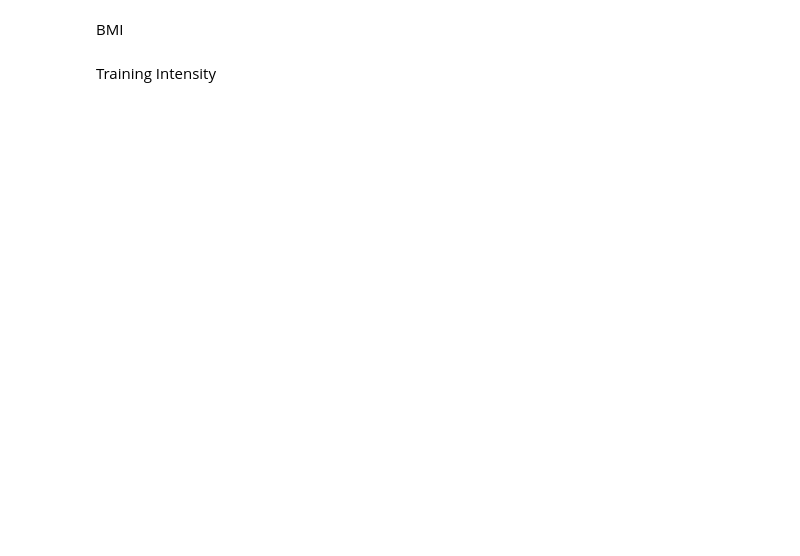
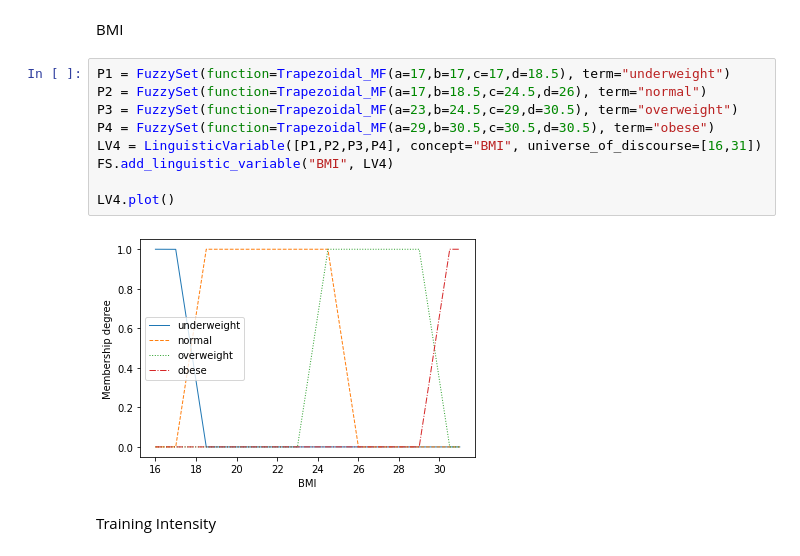
Before and after one commit to khunamir/sado-fuzzy, a Jupyter notebook: SADO Fuzzy System.ipynb, the cells around one changed output. Drawn from its saved outputs; the diff is of its cells as text; blank space fills up the shorter version.

```diff
--- a/SADO Fuzzy System.ipynb
+++ b/SADO Fuzzy System.ipynb
@@ -40,4 +70,15 @@ Age
 # %% [markdown]
 BMI
+# %%
+P1 = FuzzySet(function=Trapezoidal_MF(a=17,b=17,c=17,d=18.5), term="underweight")
+P2 = FuzzySet(function=Trapezoidal_MF(a=17,b=18.5,c=24.5,d=26), term="normal")
+P3 = FuzzySet(function=Trapezoidal_MF(a=23,b=24.5,c=29,d=30.5), term="overweight")
+P4 = FuzzySet(function=Trapezoidal_MF(a=29,b=30.5,c=30.5,d=30.5), term="obese")
+LV4 = LinguisticVariable([P1,P2,P3,P4], concept="BMI", universe_of_discourse=[16,31])
+FS.add_linguistic_variable("BMI", LV4)
+
+LV4.plot()
+# %% [output]
+[figure, added]
 # %% [markdown]
 Training Intensity
```
Also changed, not shown: parts of 5 cells of this notebook.
